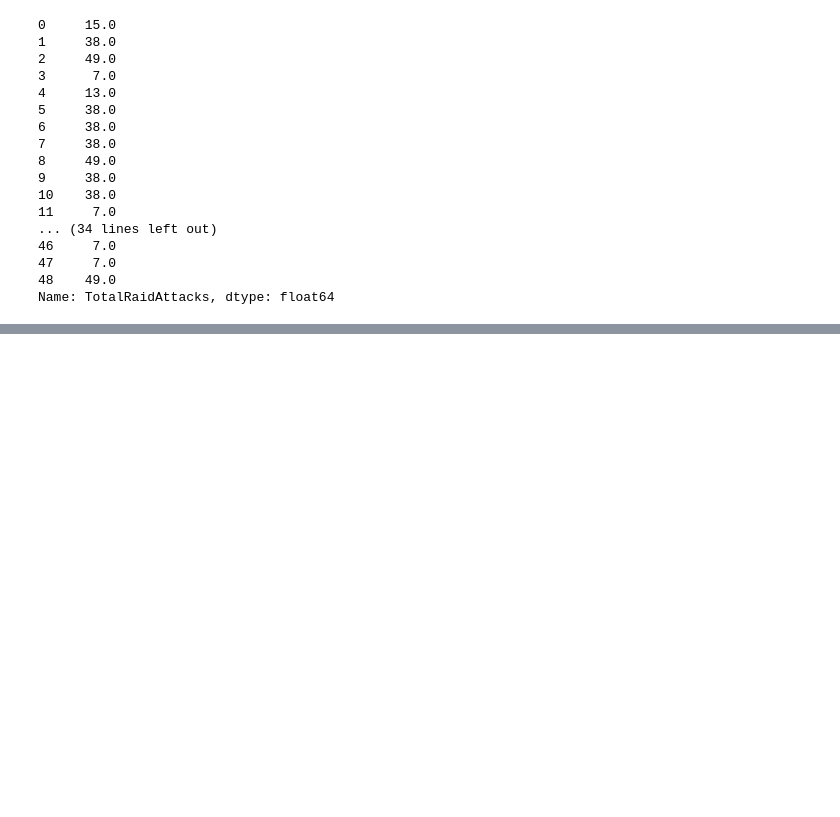
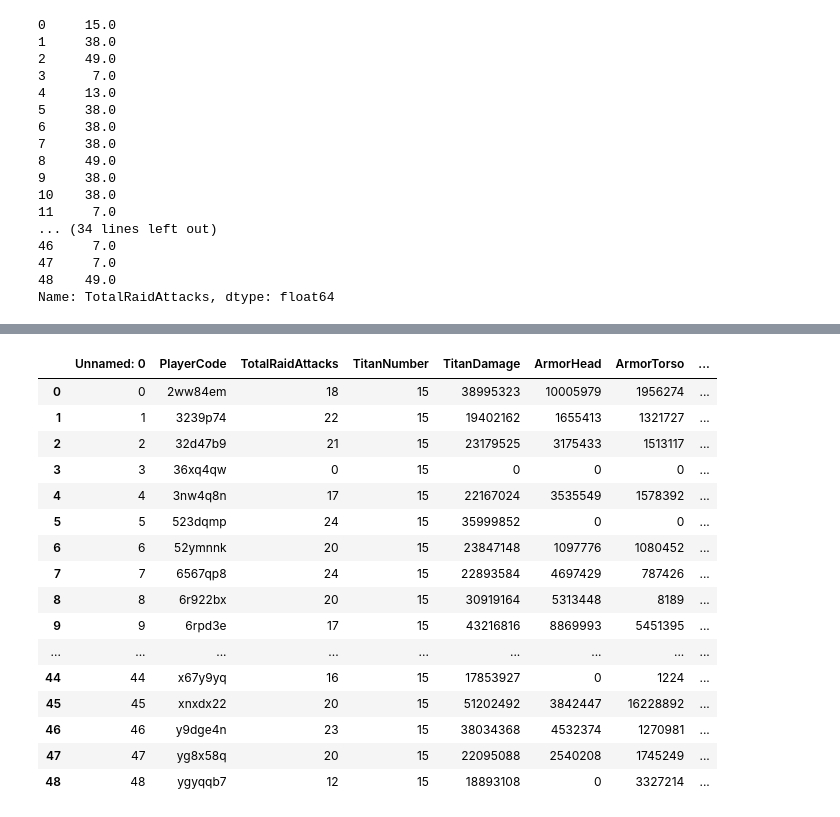
Before and after one commit to ShenShu2016/TT2-Clan-Raid, a Jupyter notebook: test.ipynb, the cells around one changed output, grey strips where cells are left out. Cells and saved outputs as stored; diff of their text form; code cells hidden in the pictures; blank space fills up the shorter version.

```diff
--- a/test.ipynb
+++ b/test.ipynb
@@ -352,0 +395,24 @@ Name: TotalRaidAttacks, dtype: float64
+# %%
+    df1_sum['EffectiveDMG_Rank']=df1['EffectiveDMG'].rank(method='max',ascending=False)
+    df1_sum['EffectiveDMG_RankFromLast'] = df1['EffectiveDMG'].rank(method='max')
+    df1_sum['RaidAttacks_RankFromLast'] = df1['TotalRaidAttacks'].rank(method='max')
+# %%
+df1_sum
+# %% [output]
+|  | Unnamed: 0 | PlayerCode | TotalRaidAttacks | TitanNumber | TitanDamage | ArmorHead | ArmorTorso | ... |
+| 0 | 0 | 2ww84em | 18 | 15 | 38995323 | 10005979 | 1956274 | ... |
+| 1 | 1 | 3239p74 | 22 | 15 | 19402162 | 1655413 | 1321727 | ... |
+| 2 | 2 | 32d47b9 | 21 | 15 | 23179525 | 3175433 | 1513117 | ... |
+| 3 | 3 | 36xq4qw | 0 | 15 | 0 | 0 | 0 | ... |
+| 4 | 4 | 3nw4q8n | 17 | 15 | 22167024 | 3535549 | 1578392 | ... |
+| 5 | 5 | 523dqmp | 24 | 15 | 35999852 | 0 | 0 | ... |
+| 6 | 6 | 52ymnnk | 20 | 15 | 23847148 | 1097776 | 1080452 | ... |
+| 7 | 7 | 6567qp8 | 24 | 15 | 22893584 | 4697429 | 787426 | ... |
+| 8 | 8 | 6r922bx | 20 | 15 | 30919164 | 5313448 | 8189 | ... |
+| 9 | 9 | 6rpd3e | 17 | 15 | 43216816 | 8869993 | 5451395 | ... |
+| ... | ... | ... | ... | ... | ... | ... | ... | ... |
+| 44 | 44 | x67y9yq | 16 | 15 | 17853927 | 0 | 1224 | ... |
+| 45 | 45 | xnxdx22 | 20 | 15 | 51202492 | 3842447 | 16228892 | ... |
+| 46 | 46 | y9dge4n | 23 | 15 | 38034368 | 4532374 | 1270981 | ... |
+| 47 | 47 | yg8x58q | 20 | 15 | 22095088 | 2540208 | 1745249 | ... |
+| 48 | 48 | ygyqqb7 | 12 | 15 | 18893108 | 0 | 3327214 | ... |
```
Also changed, not shown: parts of 6 cells of this notebook, 6 other files.
